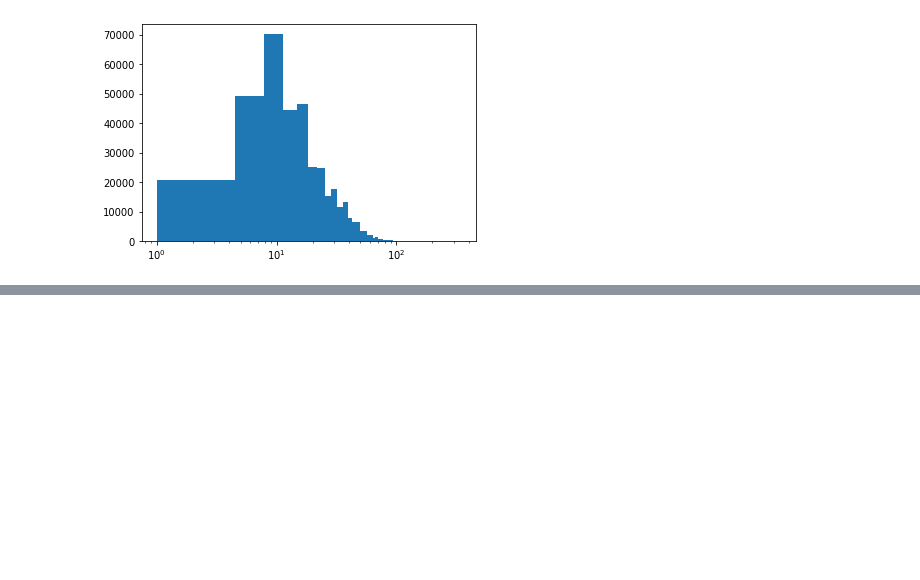
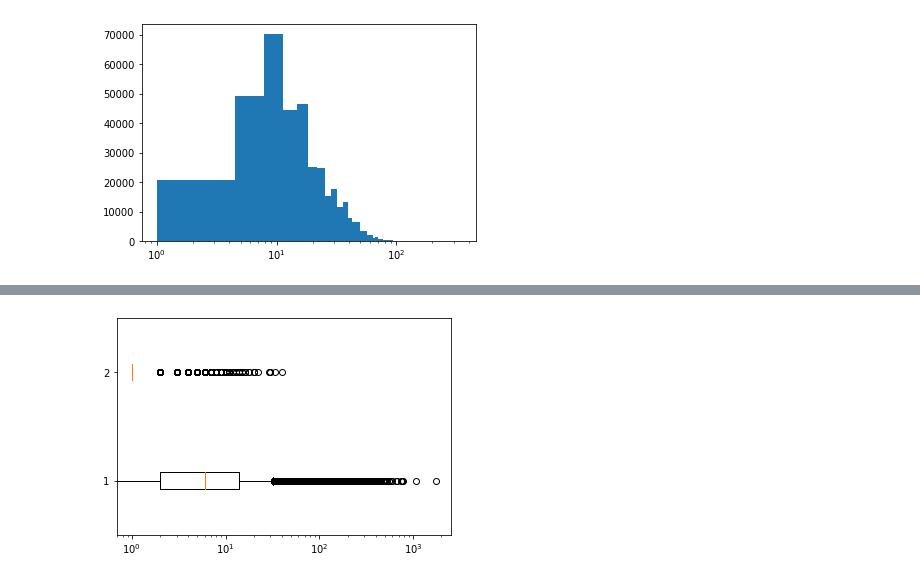
Before and after one commit to aerix-sanghoon/hongong9th, a Jupyter notebook: 혼공분석_4주차_실습_02.ipynb, the cells around one changed output, grey strips where cells are left out. Drawn from its saved outputs; the diff is of its cells as text; code cells hidden in the pictures; blank space fills up the shorter version.

```diff
--- a/혼공분석_4주차_실습_02.ipynb
+++ b/혼공분석_4주차_실습_02.ipynb
@@ -108,0 +111,6 @@ plt.show()
+# %%
+plt.boxplot(ns_book7[['대출건수','도서권수']],vert=False)
+plt.xscale('log')
+plt.show()
+# %% [output]
+[figure, added]
```
Also changed, not shown: parts of 10 cells of this notebook, 1 other file.
